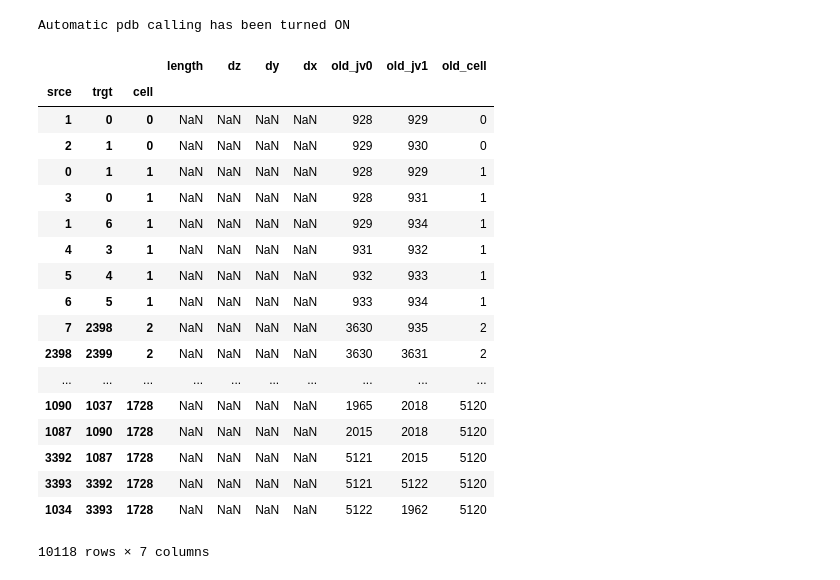
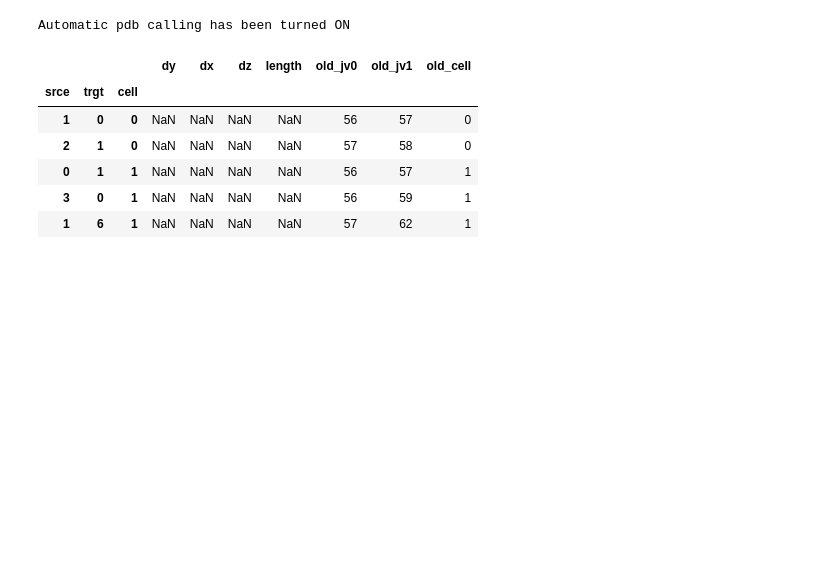
Before and after one commit to DamCB/tyssue, a Jupyter notebook: notebooks/leg_joint import/Import data from leg-joint.ipynb, the cells around one changed output. Drawn from its saved outputs; the diff is of its cells as text; code cells hidden in the pictures; blank space fills up the shorter version.

```diff
--- a/notebooks/leg_joint import/Import data from leg-joint.ipynb
+++ b/notebooks/leg_joint import/Import data from leg-joint.ipynb
@@ -11,3 +11,3 @@
 # %%
-lj_eptm = lj.Epithelium(lj.data.before_apoptosis_xml(), save_dir='/tmp')
+lj_eptm = lj.Epithelium(lj.data.small_xml(), save_dir='/tmp', copy=True)
 # %% [output]
@@ -190,25 +190,13 @@ eps = gt.group_vector_property([graph.ep[col] for col in je_import.keys()])
 #    je_df[[v for v in je_import.values()]].loc[halfedge] = eps[graph.edge(je_df.old_jv0.loc[halfedge],
 #                                                             je_df.old_jv1.loc[halfedge])]
 # %%
-je_df
+je_df.head()
 # %% [output]
-|  |  |  | length | dz | dy | dx | old_jv0 | old_jv1 | old_cell |
+|  |  |  | dy | dx | dz | length | old_jv0 | old_jv1 | old_cell |
 | srce | trgt | cell |  |  |  |  |  |  |  |
-| 1 | 0 | 0 | NaN | NaN | NaN | NaN | 928 | 929 | 0 |
-| 2 | 1 | 0 | NaN | NaN | NaN | NaN | 929 | 930 | 0 |
-| 0 | 1 | 1 | NaN | NaN | NaN | NaN | 928 | 929 | 1 |
-| 3 | 0 | 1 | NaN | NaN | NaN | NaN | 928 | 931 | 1 |
-| 1 | 6 | 1 | NaN | NaN | NaN | NaN | 929 | 934 | 1 |
-| 4 | 3 | 1 | NaN | NaN | NaN | NaN | 931 | 932 | 1 |
-| 5 | 4 | 1 | NaN | NaN | NaN | NaN | 932 | 933 | 1 |
-| 6 | 5 | 1 | NaN | NaN | NaN | NaN | 933 | 934 | 1 |
-| 7 | 2398 | 2 | NaN | NaN | NaN | NaN | 3630 | 935 | 2 |
-| 2398 | 2399 | 2 | NaN | NaN | NaN | NaN | 3630 | 3631 | 2 |
-| ... | ... | ... | ... | ... | ... | ... | ... | ... | ... |
-| 1090 | 1037 | 1728 | NaN | NaN | NaN | NaN | 1965 | 2018 | 5120 |
-| 1087 | 1090 | 1728 | NaN | NaN | NaN | NaN | 2015 | 2018 | 5120 |
-| 3392 | 1087 | 1728 | NaN | NaN | NaN | NaN | 5121 | 2015 | 5120 |
-| 3393 | 3392 | 1728 | NaN | NaN | NaN | NaN | 5121 | 5122 | 5120 |
-| 1034 | 3393 | 1728 | NaN | NaN | NaN | NaN | 5122 | 1962 | 5120 |
+| 1 | 0 | 0 | NaN | NaN | NaN | NaN | 56 | 57 | 0 |
+| 2 | 1 | 0 | NaN | NaN | NaN | NaN | 57 | 58 | 0 |
+| 0 | 1 | 1 | NaN | NaN | NaN | NaN | 56 | 57 | 1 |
+| 3 | 0 | 1 | NaN | NaN | NaN | NaN | 56 | 59 | 1 |
+| 1 | 6 | 1 | NaN | NaN | NaN | NaN | 57 | 62 | 1 |
-10118 rows × 7 columns
 # %%
```
Also changed, not shown: parts of 5 cells of this notebook, 10 other files.
